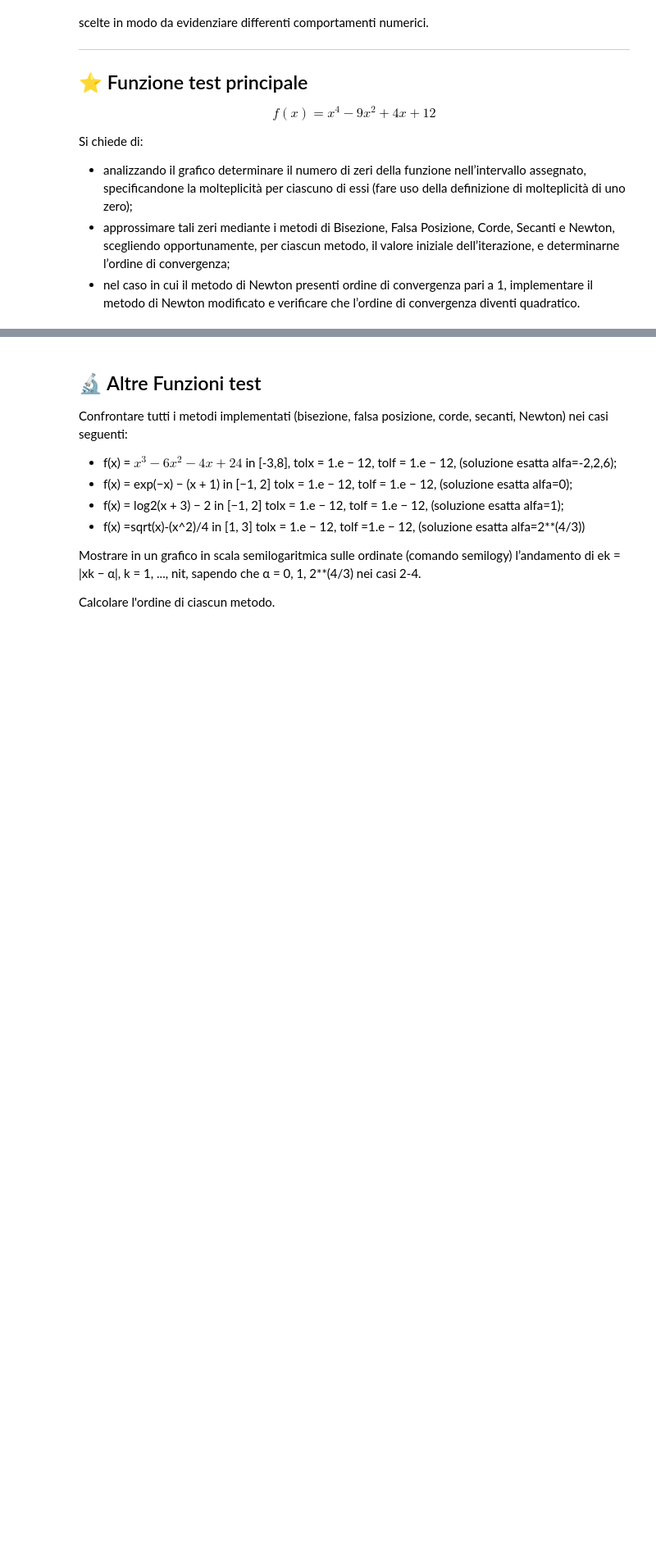
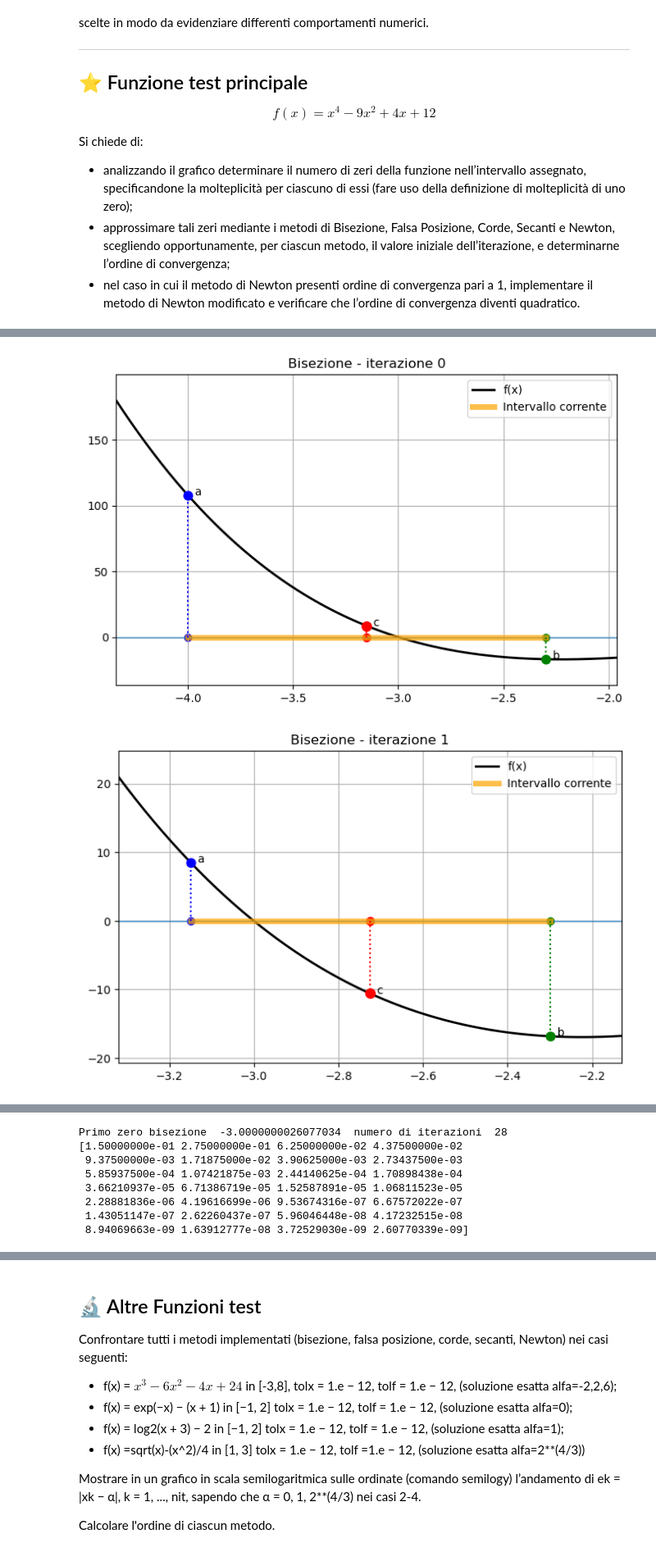
Before and after one commit to Hachi-69/Unibo-Computer-Science-and-Engineering-Year-2, a Jupyter notebook: Numerical-Methods-for-Artificial-Intelligence/Lab7/Laboratorio31_Marzo_2026/Laboratorio7.ipynb, the cells around one changed output, grey strips where cells are left out. Shown at 82% size. Saved outputs shown, nothing was run; the diff lists cells and outputs as text; code cells hidden in the pictures; blank space fills up the shorter version.

```diff
--- a/Numerical-Methods-for-Artificial-Intelligence/Lab7/Laboratorio31_Marzo_2026/Laboratorio7.ipynb
+++ b/Numerical-Methods-for-Artificial-Intelligence/Lab7/Laboratorio31_Marzo_2026/Laboratorio7.ipynb
@@ -82,0 +122,12 @@ Si chiede di:
+# %%
+tolx = 1e-12
+tolf = 1e-12
+a1 = -4.0
+b1 = -2.3
+zero1_b, it1_b, xk_1_b = zeri.metodo_di_bisezione(f, a1, b1, tolx, tolf)
+print("Primo zero bisezione ", zero1_b, " numero di iterazioni ", it1_b)
+ek_1_b = np.abs(xk_1_b - alpha1)
+print(ek_1_b)
+# %% [output]
+[figure, added]
+[figure, added]
@@ -82,0 +138,8 @@ Si chiede di:
+Primo zero bisezione  -3.0000000026077034  numero di iterazioni  28
+[1.50000000e-01 2.75000000e-01 6.25000000e-02 4.37500000e-02
+ 9.37500000e-03 1.71875000e-02 3.90625000e-03 2.73437500e-03
+ 5.85937500e-04 1.07421875e-03 2.44140625e-04 1.70898438e-04
+ 3.66210937e-05 6.71386719e-05 1.52587891e-05 1.06811523e-05
+ 2.28881836e-06 4.19616699e-06 9.53674316e-07 6.67572022e-07
+ 1.43051147e-07 2.62260437e-07 5.96046448e-08 4.17232515e-08
+ 8.94069663e-09 1.63912777e-08 3.72529030e-09 2.60770339e-09]
```
Also changed, not shown: parts of 6 cells of this notebook, 2 other files.
